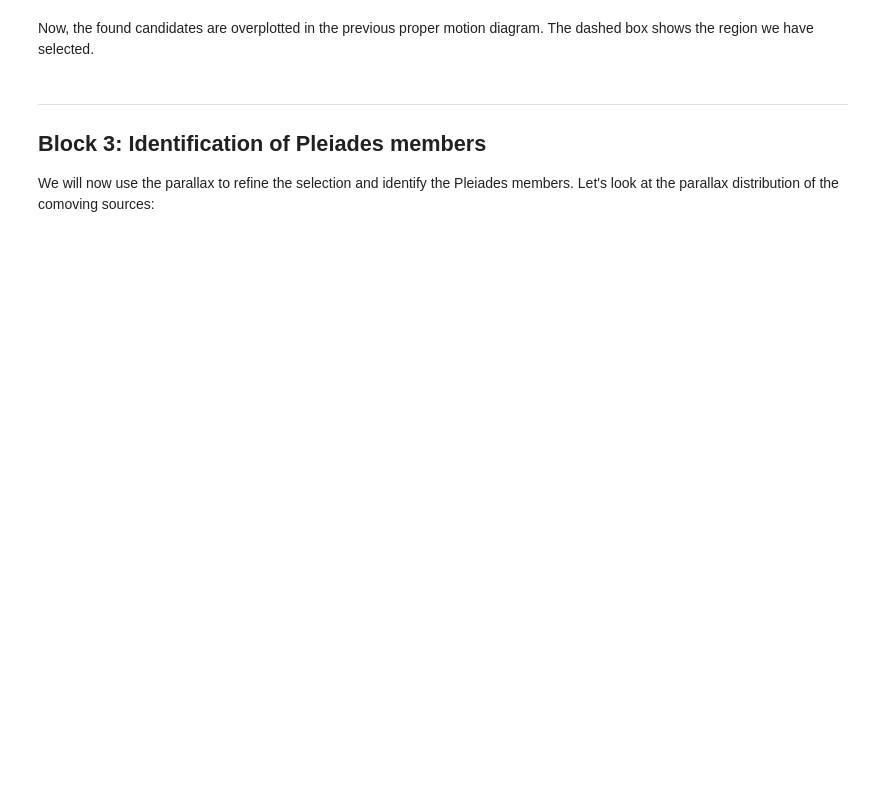
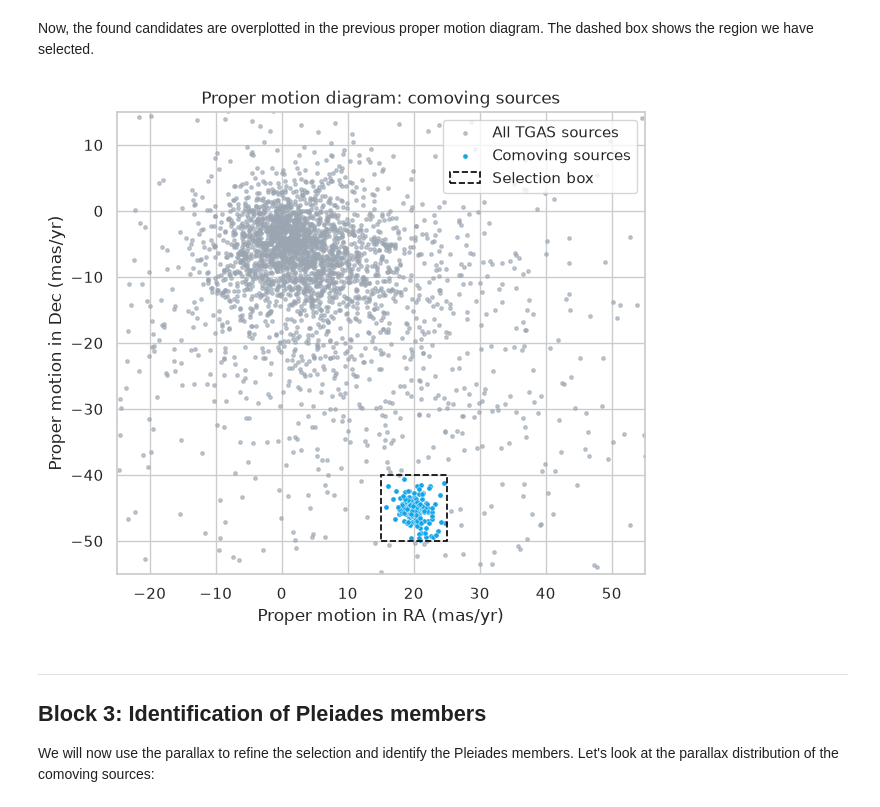
Before and after one commit to spanish-virtual-observatory/svo-notebooks, a Jupyter notebook: tutorials_schools/Distance_to_Pleiades.ipynb, the cells around one changed output. Drawn from its saved outputs; the diff is of its cells as text; code cells hidden in the pictures; blank space fills up the shorter version.

```diff
--- a/tutorials_schools/Distance_to_Pleiades.ipynb
+++ b/tutorials_schools/Distance_to_Pleiades.ipynb
@@ -166,15 +142,19 @@ We will select Pleiades candidate members applying some filtering criteria in PM
 * 15 < pmRA < 25 mas/yr
 * -50 < pmDec < -40 mas/yr
 # %%
+# Limits of the selection box in proper motion (mas/yr)
+pmra_min, pmra_max = 15, 25
+pmdec_min, pmdec_max = -50, -40
+
 # Select comoving sources
 position_mask = (
-    (catalog_data['pmra'] > 15) &
-    (catalog_data['pmra'] < 25) &
-    (catalog_data['pmdec'] > -50) &
-    (catalog_data['pmdec'] < -40)
+    (catalog_data['pmra'] > pmra_min) &
+    (catalog_data['pmra'] < pmra_max) &
+    (catalog_data['pmdec'] > pmdec_min) &
+    (catalog_data['pmdec'] < pmdec_max)
 )
 
 comoving = catalog_data[position_mask]
 
-print(comoving[['hip', 'tycho2_id', 'ra', 'dec', 'parallax', 'parallax_error','pmra','pmdec','phot_g_mean_mag']])
+comoving[['hip', 'tycho2_id', 'ra', 'dec', 'parallax', 'parallax_error','pmra','pmdec','phot_g_mean_mag']]
 # %% [output]
@@ -241,3 +182,27 @@ plt.show()  # Display the plot with all the settings
+# %%
+fig, ax = plt.subplots(figsize=(8, 6))
+
+ax.scatter(catalog_data['pmra'], catalog_data['pmdec'],
+           s=6, color=COLORS["all"], alpha=0.6, label="All TGAS sources")
+ax.scatter(comoving['pmra'], comoving['pmdec'],
+           s=14, color=COLORS["comoving"], edgecolors="white", linewidth=0.3,
+           label="Comoving sources")
+
+# Draw the selection box, using the same limits as in the previous cell
+ax.add_patch(Rectangle((pmra_min, pmdec_min), pmra_max - pmra_min, pmdec_max - pmdec_min,
+                       fill=False, edgecolor="black", linestyle="--", linewidth=1.2,
+                       label="Selection box"))
+
+ax.set_xlim(-25, 55)
+ax.set_ylim(-55, 15)
+ax.set_aspect("equal")
+ax.set_xlabel("Proper motion in RA (mas/yr)")
+ax.set_ylabel("Proper motion in Dec (mas/yr)")
+ax.set_title("Proper motion diagram: comoving sources")
+ax.legend(loc="upper right")
+plt.show()
+# %% [output]
+[figure, added]
 # %% [markdown]
 ---
 ## Block 3: Identification of Pleiades members
```
Also changed, not shown: parts of 27 cells of this notebook.
